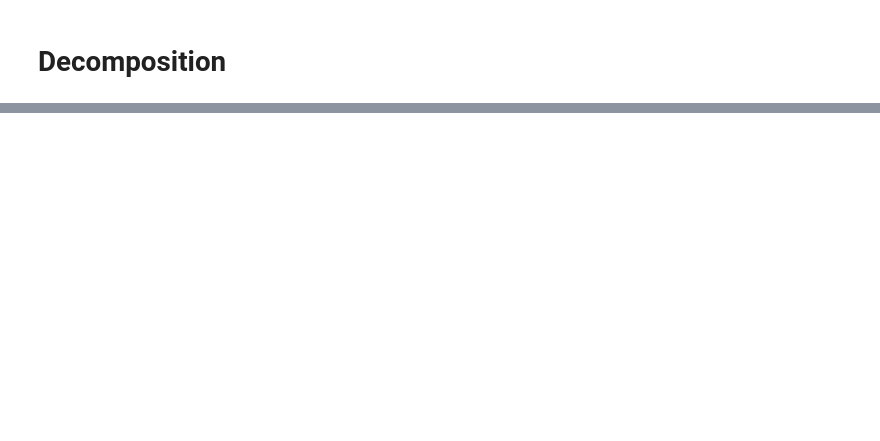
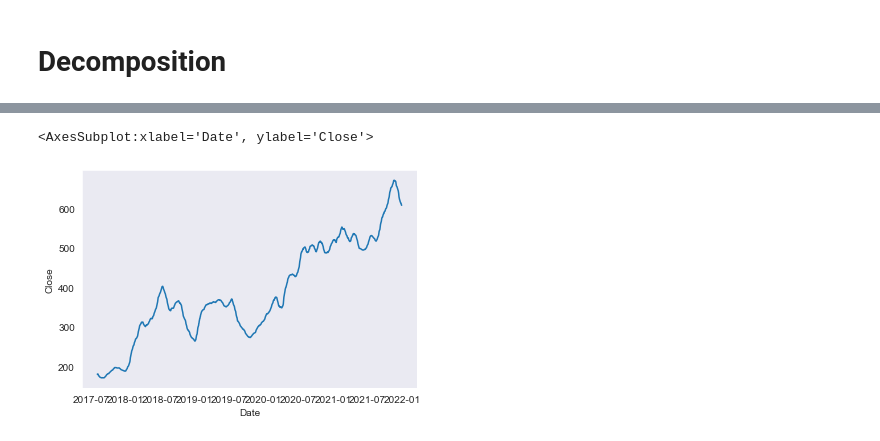
Before and after one commit to Velvox/lhl_capstone, a Jupyter notebook: notebooks/eda_stock.ipynb, the cells around one changed output, grey strips where cells are left out. Drawn from its saved outputs; the diff is of its cells as text; code cells hidden in the pictures; blank space fills up the shorter version.

Commit message:
Moving average baseline

```diff
--- a/notebooks/eda_stock.ipynb
+++ b/notebooks/eda_stock.ipynb
@@ -152,0 +170,8 @@ sns.lineplot(data=five_close)
+# %%
+# Calculate rolling average
+rolling = main_price.rolling(window='30D')
+rolling_mean = rolling.mean()
+sns.lineplot(data=rolling_mean)
+# %% [output]
+<AxesSubplot:xlabel='Date', ylabel='Close'>
+[figure, added]
```
Also changed, not shown: parts of 11 cells of this notebook, 12 other files.
